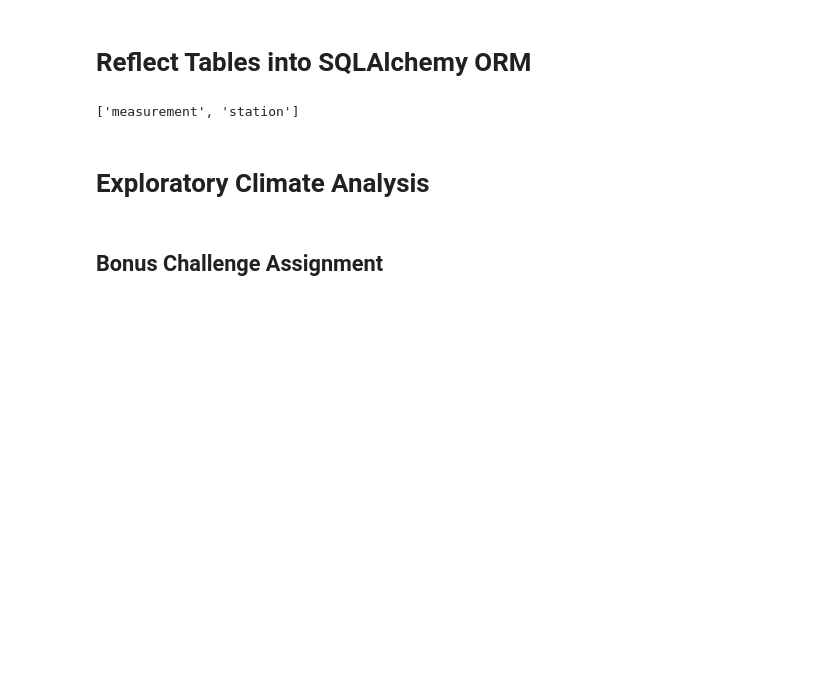
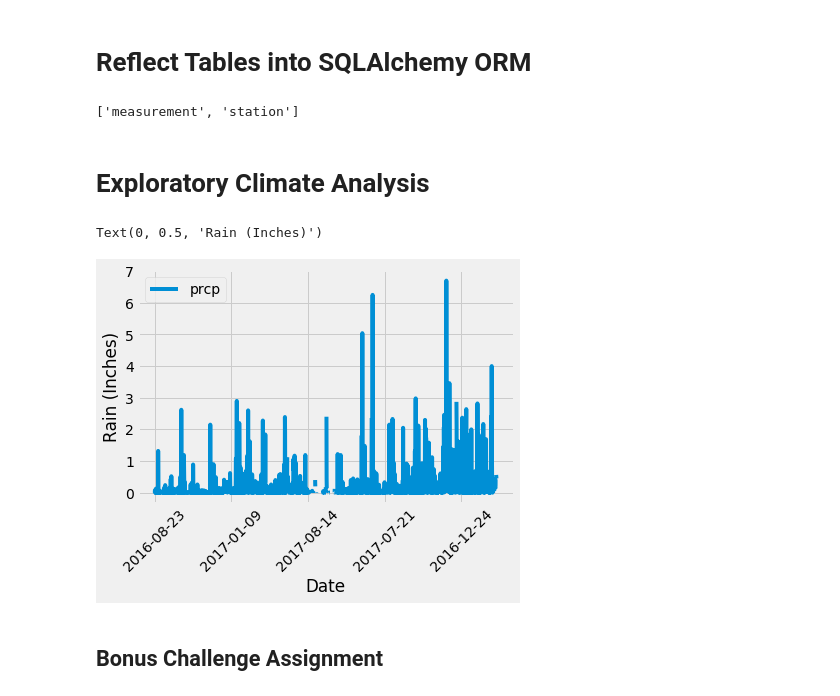
Before and after one commit to AGGII-52/sqlalchemy-challenge, a Jupyter notebook: climate_starter.ipynb, the cells around one changed output. Saved outputs shown, nothing was run; the diff lists cells and outputs as text; code cells hidden in the pictures; blank space fills up the shorter version.

Commit message:
Queried 1 year rainfall, calculated date 1 year from last data, saved query as pd_df, sorted df by date, plotted data

```diff
--- a/climate_starter.ipynb
+++ b/climate_starter.ipynb
@@ -38,16 +38,28 @@ session = Session(engine)
 # Exploratory Climate Analysis
 # %%
 # Design a query to retrieve the last 12 months of precipitation data and plot the results
+Measurement.__table__.columns.values()
+Station.__table__.columns.values()
 
-# Calculate the date 1 year ago from the last data point in the database
-
-# Perform a query to retrieve the data and precipitation scores
+# Calculate the date 1 year ago from the last data point in the database,Perform a query to retrieve the data and precipitation scores
+session.query(Measurement.date).order_by(Measurement.date.desc()).first()
+scores = session.query(Measurement.date, Measurement.prcp).filter(Measurement.date >= '2016-08-23').all()
 
 # Save the query results as a Pandas DataFrame and set the index to the date column
+scores_df = pd.DataFrame(scores)
+scores_df
 
 # Sort the dataframe by date
+sorted_df = scores_df.set_index('date')
+sorted_df
 
 # Use Pandas Plotting with Matplotlib to plot the data
+sorted_df.plot(rot='45')
+plt.xlabel('Date')
+plt.ylabel('Rain (Inches)')
+# %% [output]
+Text(0, 0.5, 'Rain (Inches)')
+[figure, added]
 # %%
 # Use Pandas to calcualte the summary statistics for the precipitation data
 # %%
```
